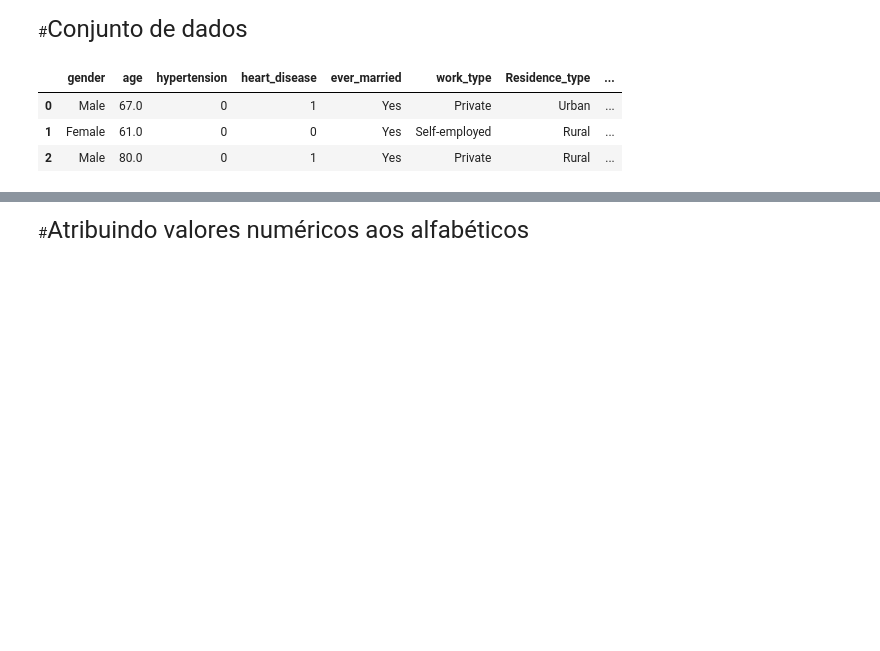
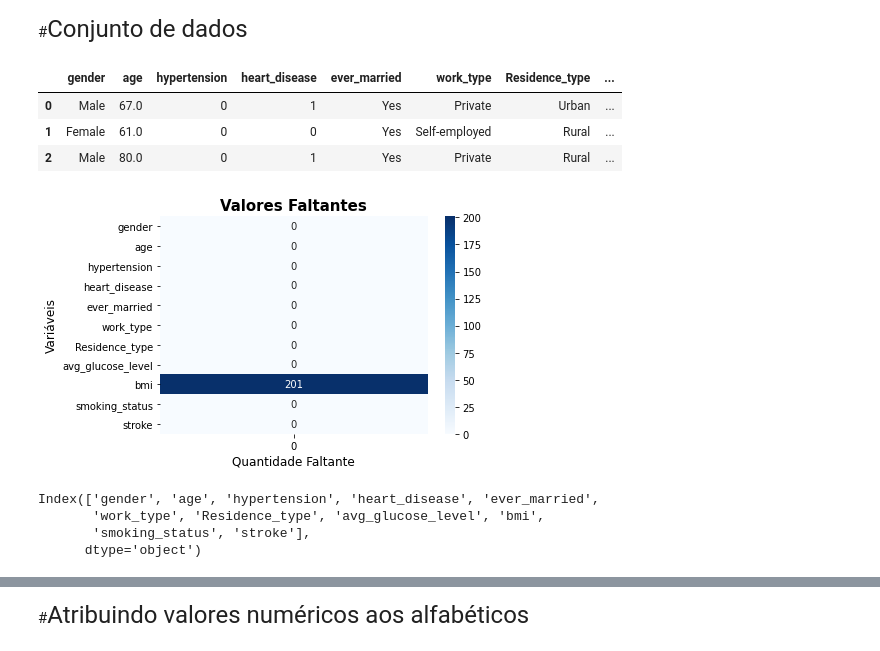
Before and after one commit to FelipeGBarreto/Projects, a Jupyter notebook: Stroker_Analysis_Prediction.ipynb, the cells around one changed output, grey strips where cells are left out. Saved outputs shown, nothing was run; the diff lists cells and outputs as text; code cells hidden in the pictures; blank space fills up the shorter version.

```diff
--- a/Stroker_Analysis_Prediction.ipynb
+++ b/Stroker_Analysis_Prediction.ipynb
@@ -24,3 +24,11 @@ df.head(3)
 | 0 | Male | 67.0 | 0 | 1 | Yes | Private | Urban | ... |
 | 1 | Female | 61.0 | 0 | 0 | Yes | Self-employed | Rural | ... |
 | 2 | Male | 80.0 | 0 | 1 | Yes | Private | Rural | ... |
+# %%
+plt.title('Valores Faltantes',fontweight='bold', fontsize=15)
+ax = sns.heatmap(df.isna().sum().to_frame(),annot=True,fmt='d',cmap='Blues')
+ax.set_ylabel("Variáveis", fontsize=12)
+ax.set_xlabel('Quantidade Faltante', fontsize=12)
+plt.show()
+# %% [output]
+[figure, added]
@@ -26,0 +37,7 @@ df.head(3)
+# %%
+df.columns
+# %% [output]
+Index(['gender', 'age', 'hypertension', 'heart_disease', 'ever_married',
+       'work_type', 'Residence_type', 'avg_glucose_level', 'bmi',
+       'smoking_status', 'stroke'],
+      dtype='object')
```
Also changed, not shown: parts of 15 cells of this notebook.
